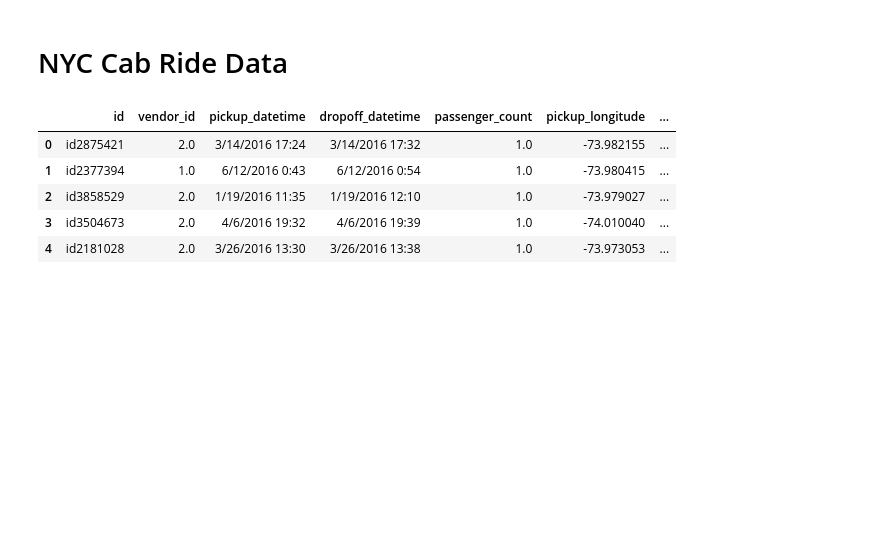
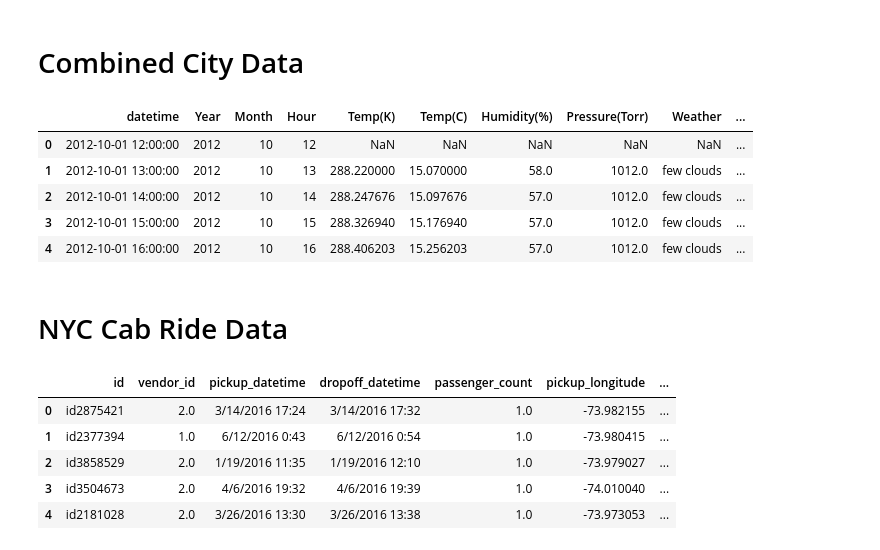
Before and after one commit to AmitChoudhary1392/Project-1_Team6, a Jupyter notebook: main.ipynb, the cells around one changed output. Cells and saved outputs as stored; diff of their text form; code cells hidden in the pictures; blank space fills up the shorter version.

```diff
--- a/main.ipynb
+++ b/main.ipynb
@@ -5,0 +79,9 @@ import datetime
+# %%
+#Read Weather data file as csv
+data_weather=pd.read_csv('Raw Data/Historical weather data/Data_files_used/weather_description.csv', index_col='datetime', parse_dates=['datetime'])
+
+#save dataframe and rename columns
+df_weather= pd.DataFrame(data_weather['New York']).rename(columns={'New York':'Weather'})
+
+#Show DataFrame
+df_weather.head()
@@ -5,0 +98,9 @@ import datetime
+# %%
+#Read Weather data file as csv
+data_windspeed=pd.read_csv('Raw Data/Historical weather data/Data_files_used/wind_speed.csv',index_col='datetime', parse_dates=['datetime'])
+
+#save dataframe and rename columns
+df_windspeed= pd.DataFrame(data_windspeed['New York']).rename(columns={'New York':'Wind Speed'})
+
+#Show DataFrame
+df_windspeed.head()
@@ -6,3 +115,38 @@ import datetime
+# %% [markdown]
+# Combined City Data
+# %%
+#df= [df_temp, df_humidity, df_pressure, df_weather, df_windspeed]
+
+#Create DataFrames to merge weather data for New York
+
+df1= pd.merge(df_temp, df_humidity, on='datetime', how='outer')
+df2=pd.merge(df1, df_pressure, on='datetime', how='outer')
+df3=pd.merge(df2, df_weather, on='datetime', how='outer')
+df4=pd.merge(df3,df_windspeed, on='datetime', how='outer')
+
+#Create date time object
+df4=df4.reset_index()
+df4['datetimeobj'] =  pd.to_datetime(df4['datetime'], format='%Y-%m-%d %H:%M:%S.%f')
+
+#Define final weather_data DataFrame
+
+weather_data_NY=pd.DataFrame(df4)
+weather_data_NY['Year']= df4['datetime'].dt.year
+weather_data_NY['Month']= df4['datetime'].dt.month
+weather_data_NY['Hour']= df4['datetime'].dt.hour
+
+#Rearrange Columns for the final dataframe and set index
+
+weather_data_NY=weather_data_NY.loc[:, ['datetime','Year','Month','Hour','Temp(K)','Temp(C)','Humidity(%)',
+                                        'Pressure(Torr)','Weather','Wind Speed']]
+weather_data_NY.head()
+# %% [output]
+|  | datetime | Year | Month | Hour | Temp(K) | Temp(C) | Humidity(%) | Pressure(Torr) | Weather | ... |
+| 0 | 2012-10-01 12:00:00 | 2012 | 10 | 12 | NaN | NaN | NaN | NaN | NaN | ... |
+| 1 | 2012-10-01 13:00:00 | 2012 | 10 | 13 | 288.220000 | 15.070000 | 58.0 | 1012.0 | few clouds | ... |
+| 2 | 2012-10-01 14:00:00 | 2012 | 10 | 14 | 288.247676 | 15.097676 | 57.0 | 1012.0 | few clouds | ... |
+| 3 | 2012-10-01 15:00:00 | 2012 | 10 | 15 | 288.326940 | 15.176940 | 57.0 | 1012.0 | few clouds | ... |
+| 4 | 2012-10-01 16:00:00 | 2012 | 10 | 16 | 288.406203 | 15.256203 | 57.0 | 1012.0 | few clouds | ... |
 # %% [markdown]
 # NYC Cab Ride Data
 # %%
```
Also changed, not shown: parts of 23 cells of this notebook.
